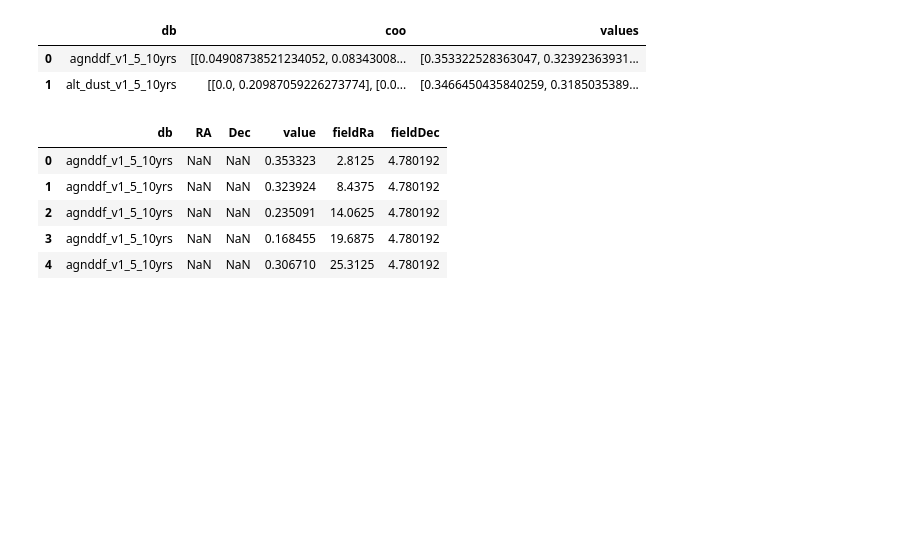
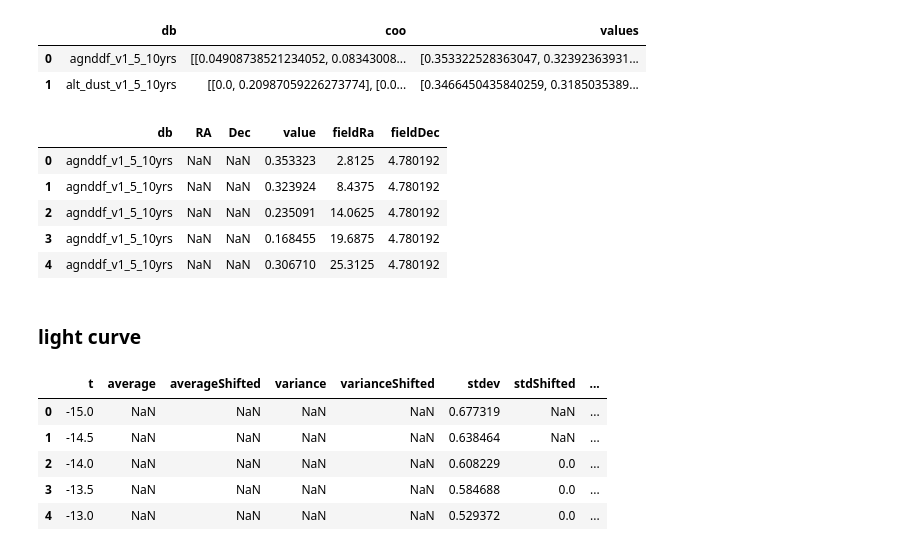
Before and after one commit to xiaolng/widgets, a Jupyter notebook: data_preparation.ipynb, the cells around one changed output. Saved outputs shown, nothing was run; the diff lists cells and outputs as text; code cells hidden in the pictures; blank space fills up the shorter version.

```diff
--- a/data_preparation.ipynb
+++ b/data_preparation.ipynb
@@ -202,3 +202,5 @@ df_skymap.head()
 | 2 | agnddf_v1_5_10yrs | NaN | NaN | 0.235091 | 14.0625 | 4.780192 |
 | 3 | agnddf_v1_5_10yrs | NaN | NaN | 0.168455 | 19.6875 | 4.780192 |
 | 4 | agnddf_v1_5_10yrs | NaN | NaN | 0.306710 | 25.3125 | 4.780192 |
+# %% [markdown]
+### light curve
@@ -204,0 +209,10 @@ df_skymap.head()
+# %%
+df = pd.DataFrame(lc_dic)
+df.head()
+# %% [output]
+|  | t | average | averageShifted | variance | varianceShifted | stdev | stdShifted | ... |
+| 0 | -15.0 | NaN | NaN | NaN | NaN | 0.677319 | NaN | ... |
+| 1 | -14.5 | NaN | NaN | NaN | NaN | 0.638464 | NaN | ... |
+| 2 | -14.0 | NaN | NaN | NaN | NaN | 0.608229 | 0.0 | ... |
+| 3 | -13.5 | NaN | NaN | NaN | NaN | 0.584688 | 0.0 | ... |
+| 4 | -13.0 | NaN | NaN | NaN | NaN | 0.529372 | 0.0 | ... |
```
Also changed, not shown: parts of 7 cells of this notebook, 9 other files.
